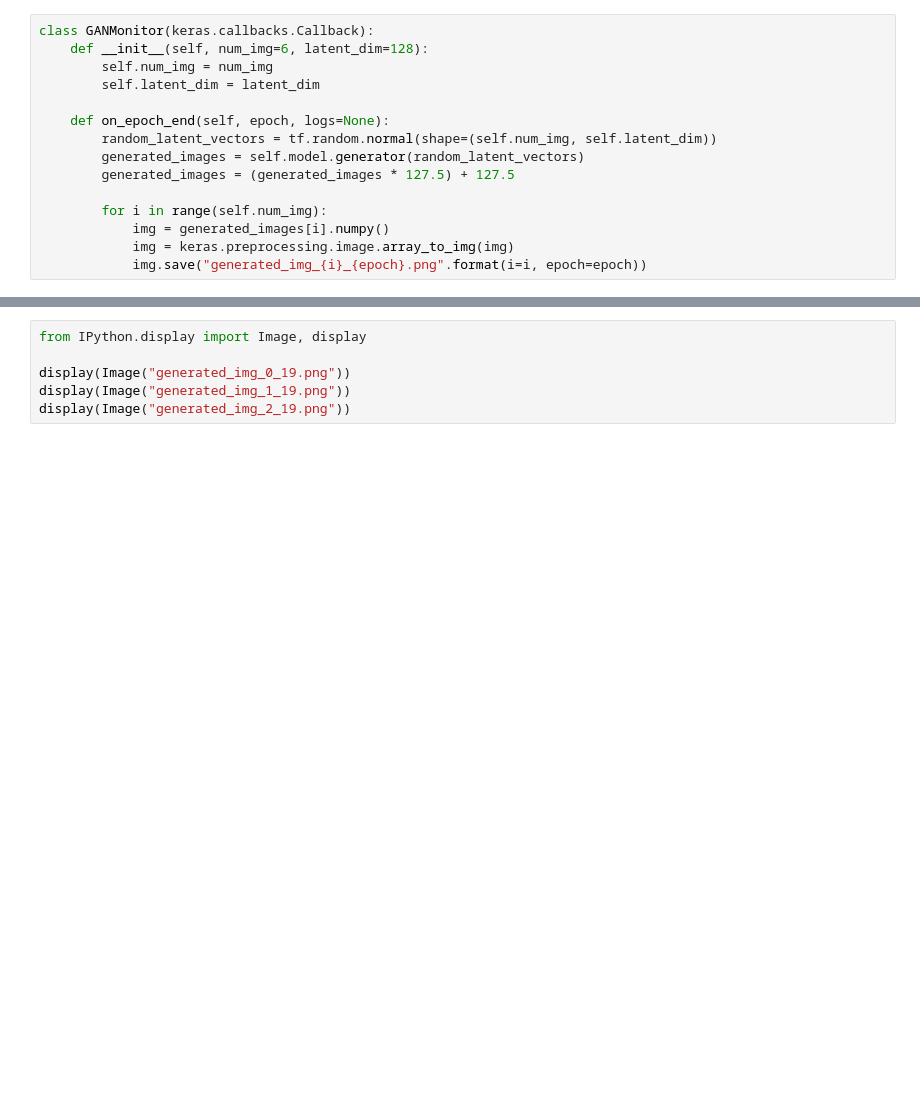
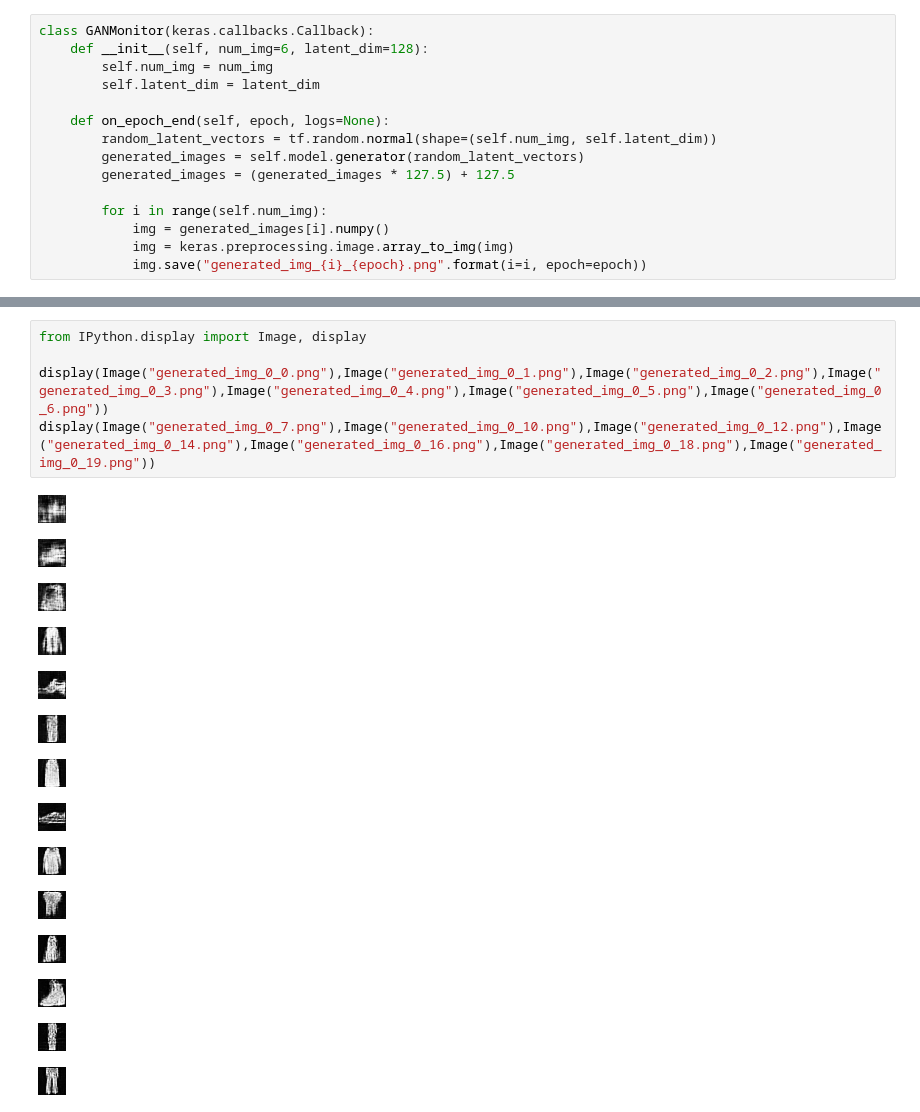
Before and after one commit to Gosungjoo/PGGANs, a Jupyter notebook: Untitled0.ipynb, the cells around one changed output, grey strips where cells are left out. Saved outputs shown, nothing was run; the diff lists cells and outputs as text; blank space fills up the shorter version.

```diff
--- a/Untitled0.ipynb
+++ b/Untitled0.ipynb
@@ -422,6 +427,20 @@ Epoch 7/20
-# %%
-from IPython.display import Image, display
-
-display(Image("generated_img_0_19.png"))
-display(Image("generated_img_1_19.png"))
-display(Image("generated_img_2_19.png"))
+# %%
+from IPython.display import Image, display
+
+display(Image("generated_img_0_0.png"),Image("generated_img_0_1.png"),Image("generated_img_0_2.png"),Image("generated_img_0_3.png"),Image("generated_img_0_4.png"),Image("generated_img_0_5.png"),Image("generated_img_0_6.png"))
+display(Image("generated_img_0_7.png"),Image("generated_img_0_10.png"),Image("generated_img_0_12.png"),Image("generated_img_0_14.png"),Image("generated_img_0_16.png"),Image("generated_img_0_18.png"),Image("generated_img_0_19.png"))
+# %% [output]
+[figure, added]
+[figure, added]
+[figure, added]
+[figure, added]
+[figure, added]
+[figure, added]
+[figure, added]
+[figure, added]
+[figure, added]
+[figure, added]
+[figure, added]
+[figure, added]
+[figure, added]
+[figure, added]
```
Also changed, not shown: parts of 2 cells of this notebook.
